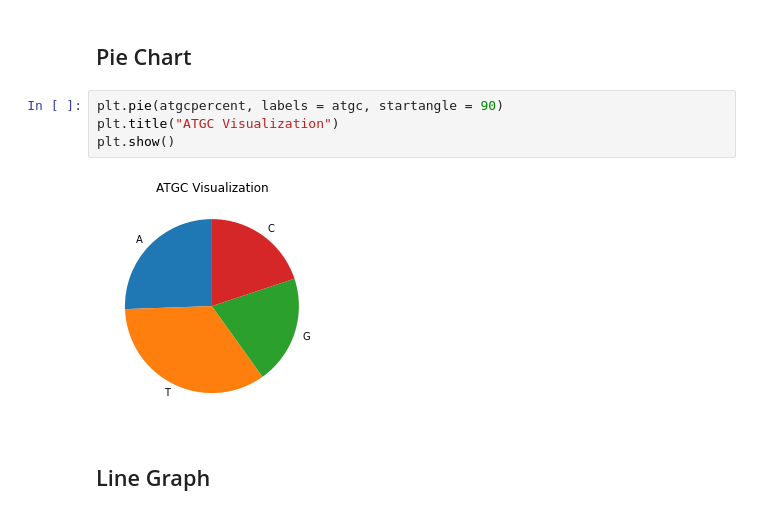
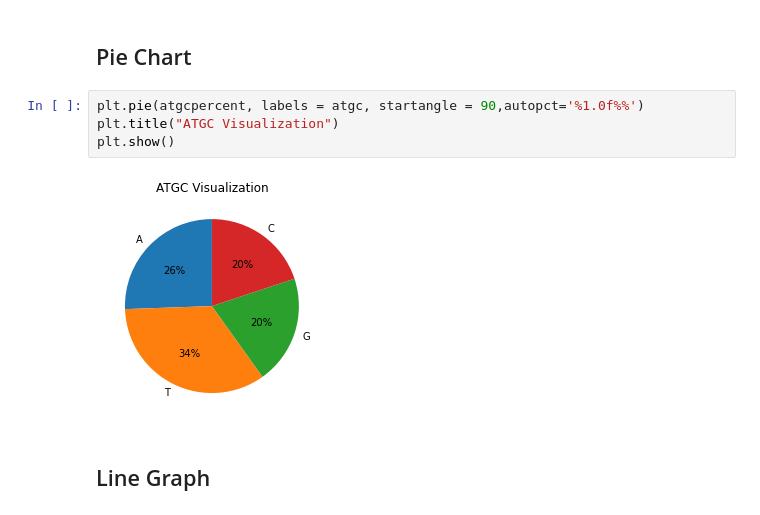
Before and after one commit to WorkWithCraze/DLib, a Jupyter notebook: function_creation/visualizePercentATGC.ipynb, the cells around one changed output. Cells and saved outputs as stored; diff of their text form.

Commit message:
visualize rna sequence with graphs added and modified pie chart in other visualization files

```diff
--- a/function_creation/visualizePercentATGC.ipynb
+++ b/function_creation/visualizePercentATGC.ipynb
@@ -60,11 +60,11 @@ plt.show()
 # %% [markdown]
 ## Pie Chart
 # %%
-plt.pie(atgcpercent, labels = atgc, startangle = 90)
+plt.pie(atgcpercent, labels = atgc, startangle = 90,autopct='%1.0f%%')
 plt.title("ATGC Visualization")
 plt.show()
 # %% [output]
-[figure, old version]
+[figure, new version]
 # %% [markdown]
 ## Line Graph
 # %%
```
Also changed, not shown: parts of 2 cells of this notebook, 2 other files.
